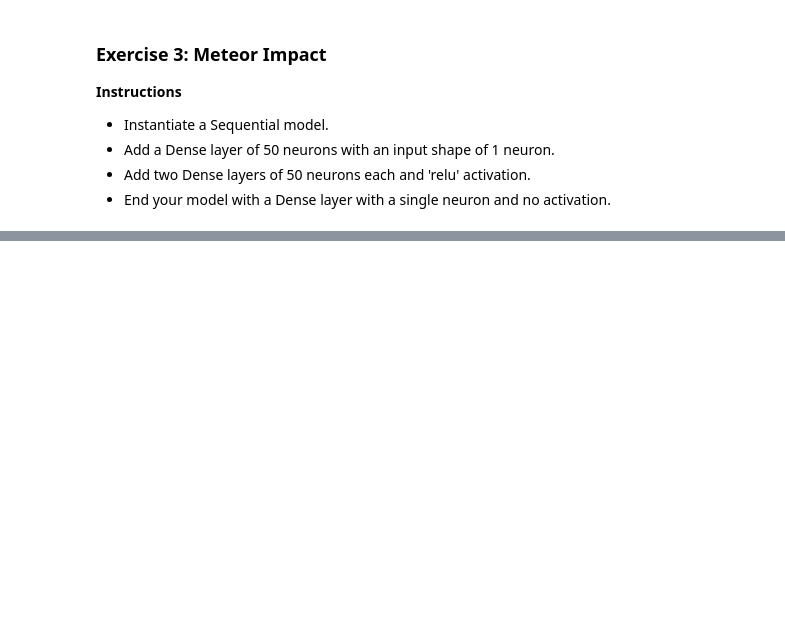
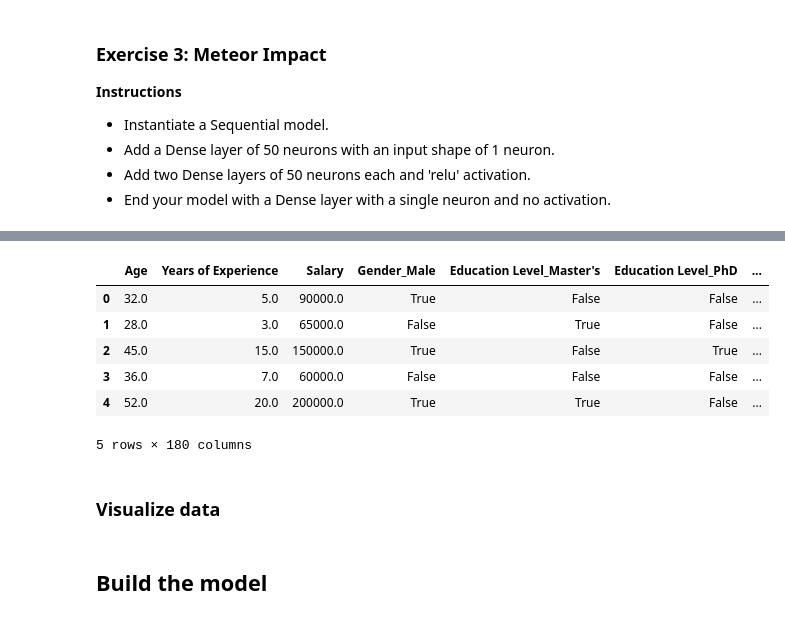
Before and after one commit to bodhichristian/notebooks, a Jupyter notebook: ml/deep_learning/keras.ipynb, the cells around one changed output, grey strips where cells are left out. Saved outputs shown, nothing was run; the diff lists cells and outputs as text; code cells hidden in the pictures; blank space fills up the shorter version.

```diff
--- a/ml/deep_learning/keras.ipynb
+++ b/ml/deep_learning/keras.ipynb
@@ -104,0 +112,19 @@ Model: "sequential_6"
+# %%
+import pandas as pd
+salaries = pd.read_csv('salaries.csv')
+salaries.head()
+
+# one-hot encode
+salaries = pd.get_dummies(salaries, drop_first=True)
+salaries['salary_over_100k'] = salaries['Salary'] > 100000
+salaries.head()
+# %% [output]
+|  | Age | Years of Experience | Salary | Gender_Male | Education Level_Master's | Education Level_PhD | ... |
+| 0 | 32.0 | 5.0 | 90000.0 | True | False | False | ... |
+| 1 | 28.0 | 3.0 | 65000.0 | False | True | False | ... |
+| 2 | 45.0 | 15.0 | 150000.0 | True | False | True | ... |
+| 3 | 36.0 | 7.0 | 60000.0 | False | False | False | ... |
+| 4 | 52.0 | 20.0 | 200000.0 | True | True | False | ... |
+5 rows × 180 columns
+# %% [markdown]
+### Visualize data
@@ -104,0 +136,2 @@ Model: "sequential_6"
+# %% [markdown]
+## Build the model
```
Also changed, not shown: parts of 8 cells of this notebook, 3 other files.
